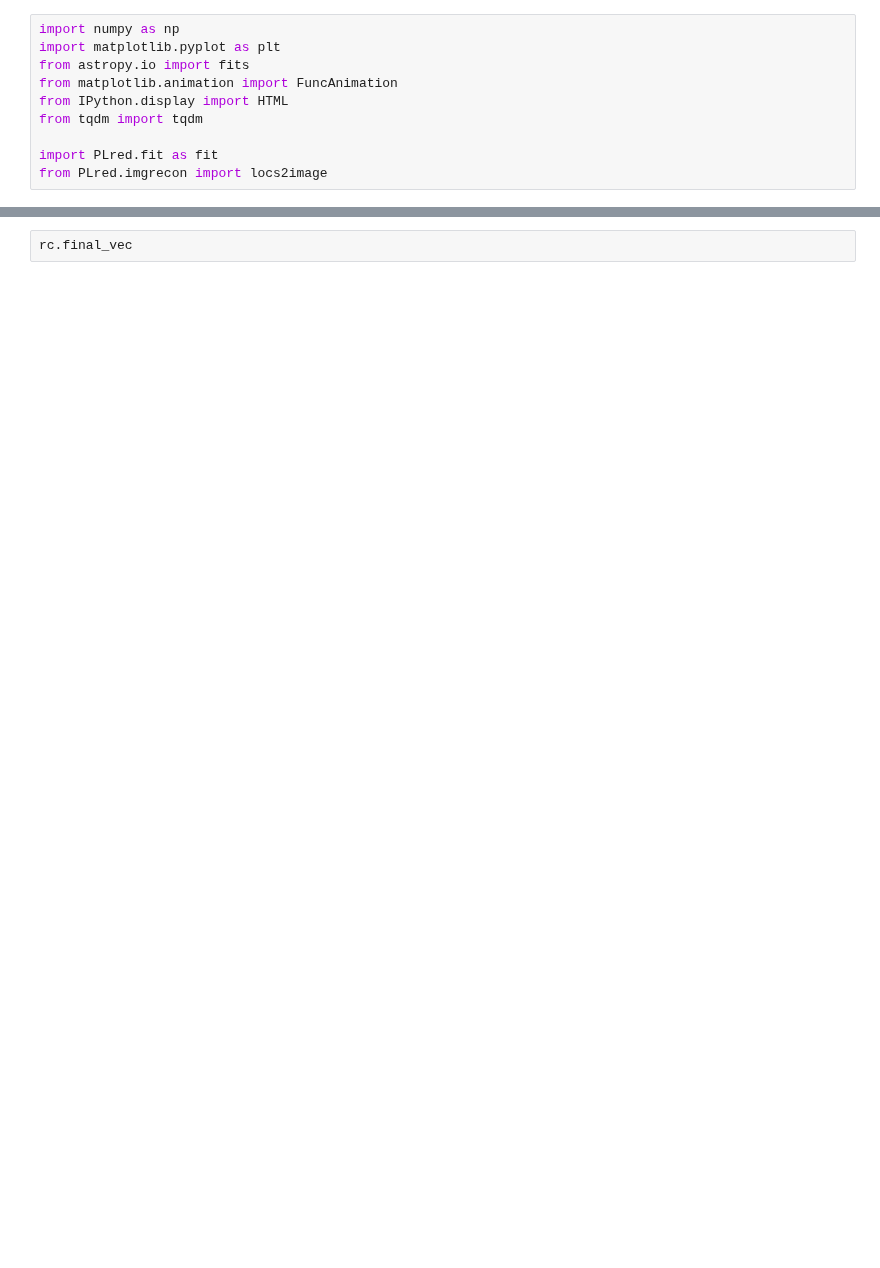
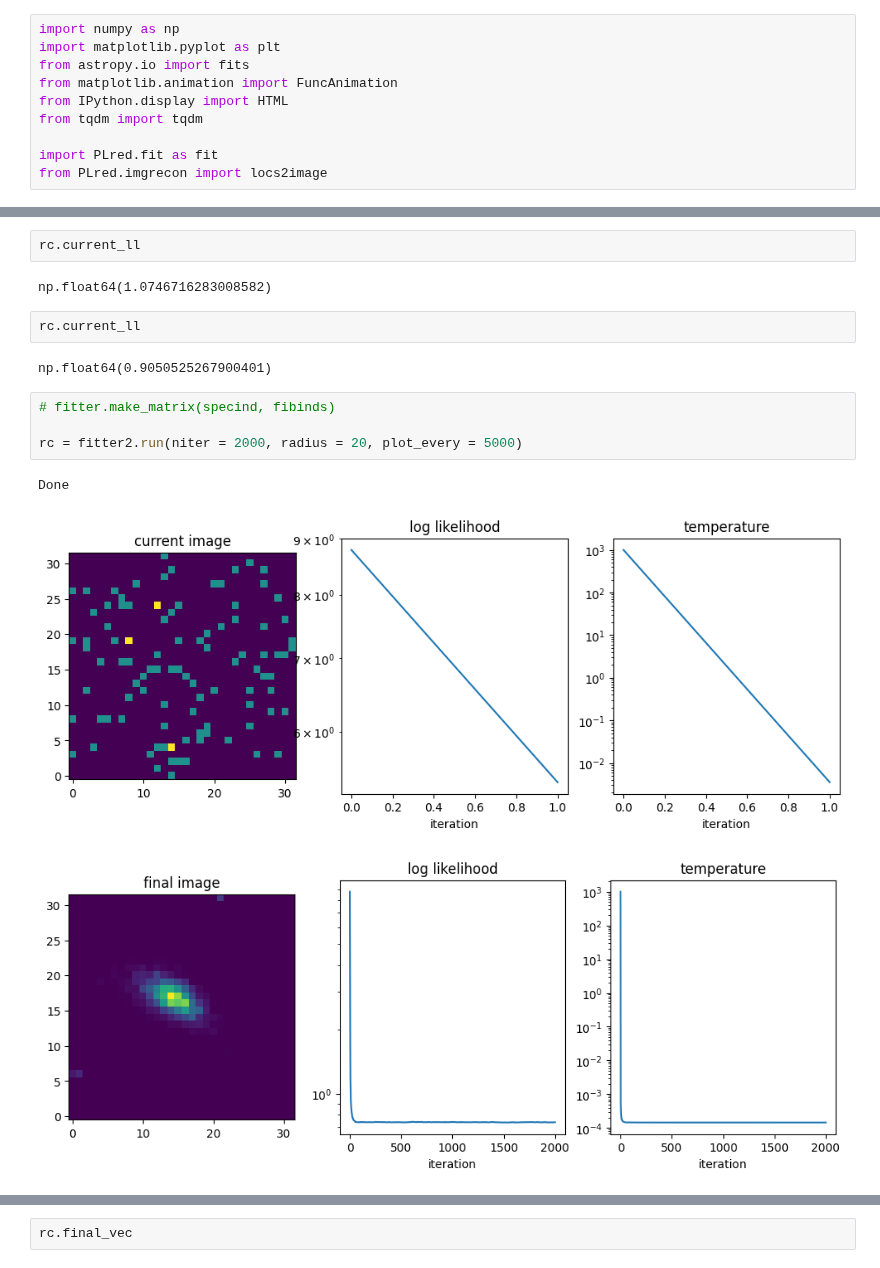
Before and after one commit to YooJung-Kim/PLred, a Jupyter notebook: PLred/examples/example_image_reconstruction/example_image_reconstruction.ipynb, the cells around one changed output, grey strips where cells are left out. Cells and saved outputs as stored; diff of their text form; blank space fills up the shorter version.

```diff
--- a/PLred/examples/example_image_reconstruction/example_image_reconstruction.ipynb
+++ b/PLred/examples/example_image_reconstruction/example_image_reconstruction.ipynb
@@ -33,2 +76,18 @@ fitter.prepare_data(specind, fibinds)
+# %%
+rc.current_ll
+# %% [output]
+np.float64(1.0746716283008582)
+# %%
+rc.current_ll
+# %% [output]
+np.float64(0.9050525267900401)
+# %%
+# fitter.make_matrix(specind, fibinds)
+
+rc = fitter2.run(niter = 2000, radius = 20, plot_every = 5000)
+# %% [output]
+Done
+[figure, added]
+[figure, added]
 # %%
 np.shape(fitter.mat)
```
Also changed, not shown: parts of 30 cells of this notebook, 6 other files.
